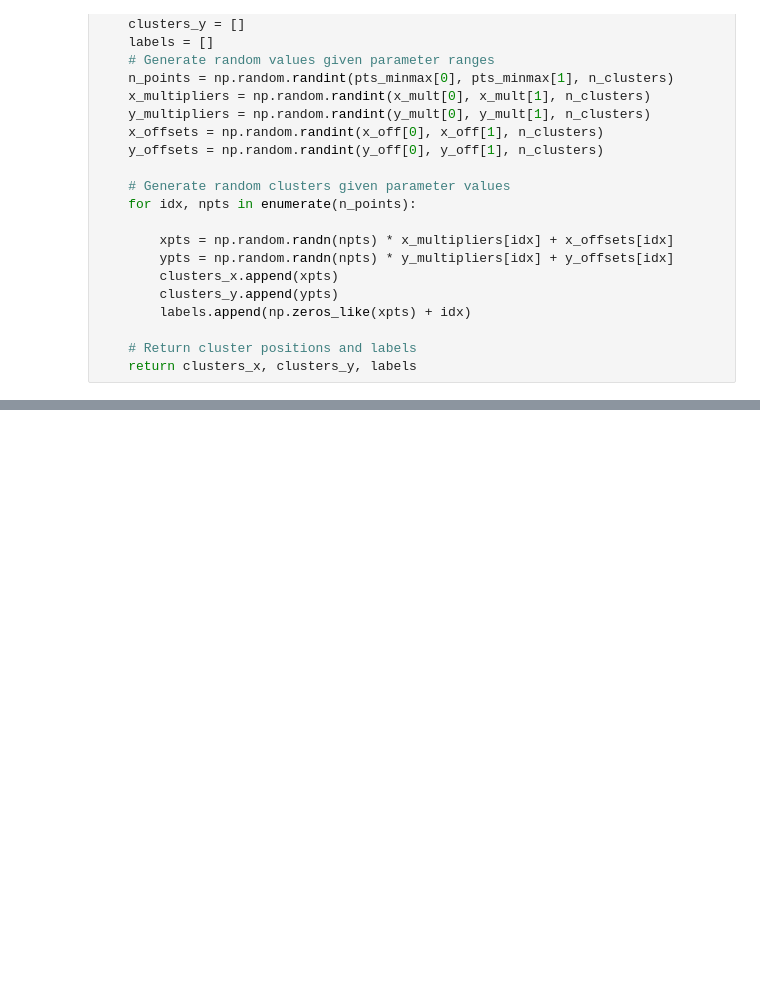
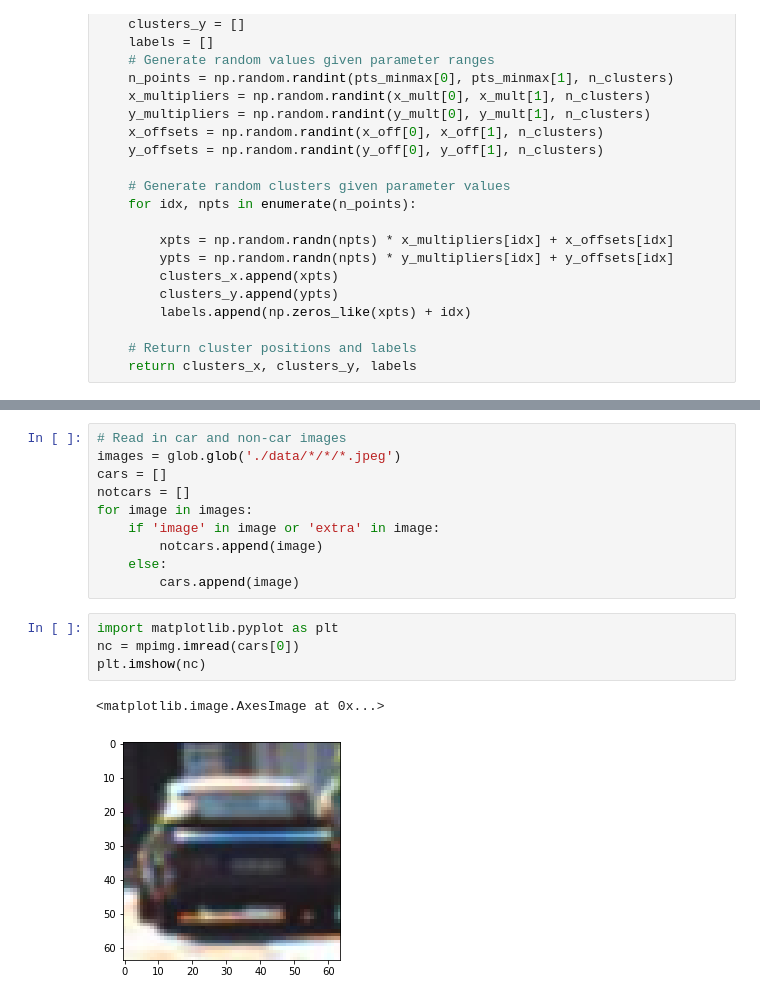
Before and after one commit to yacin-hamdi/robotics_software_engineering, a Jupyter notebook: perception/support_vector_machine.ipynb, the cells around one changed output, grey strips where cells are left out. Saved outputs shown, nothing was run; the diff lists cells and outputs as text; blank space fills up the shorter version.

```diff
--- a/perception/support_vector_machine.ipynb
+++ b/perception/support_vector_machine.ipynb
@@ -79,0 +121,17 @@ Text(0.5, 1.0, 'SVC with poly kernel')
+# %%
+# Read in car and non-car images
+images = glob.glob('./data/*/*/*.jpeg')
+cars = []
+notcars = []
+for image in images:
+    if 'image' in image or 'extra' in image:
+        notcars.append(image)
+    else:
+        cars.append(image)
+# %%
+import matplotlib.pyplot as plt
+nc = mpimg.imread(cars[0])
+plt.imshow(nc)
+# %% [output]
+<matplotlib.image.AxesImage at 0x...>
+[figure, added]
```
Also changed, not shown: parts of 13 cells of this notebook, 2 other files.
